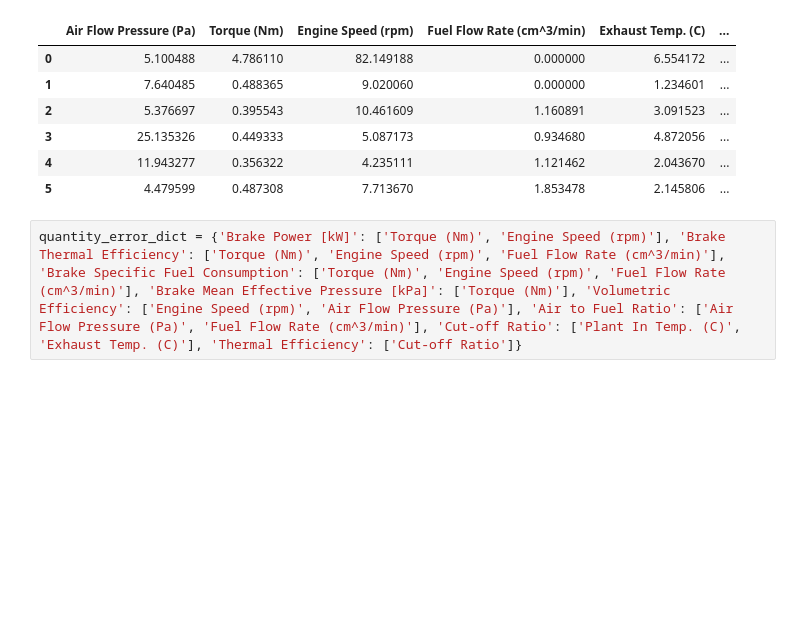
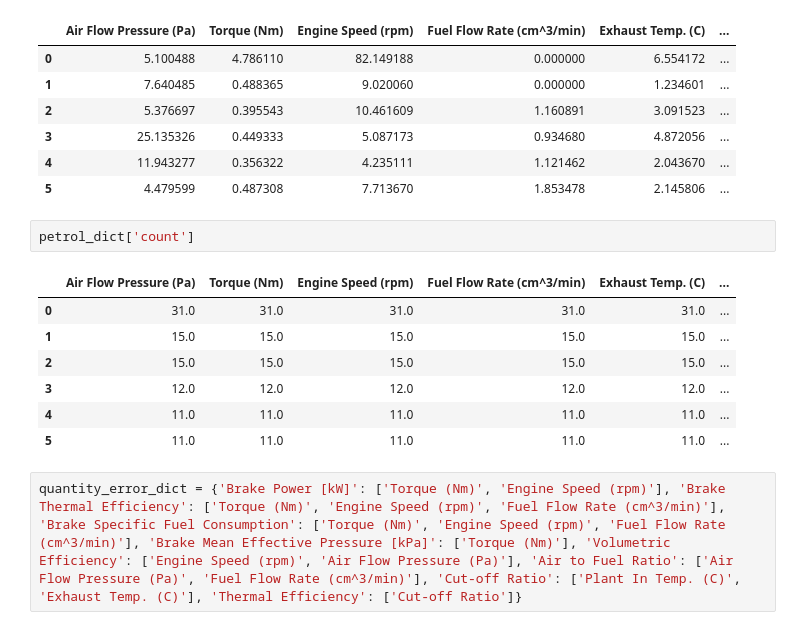
Before and after one commit to charlieblindsay/engine-laboratory, a Jupyter notebook: main.ipynb, the cells around one changed output. Cells and saved outputs as stored; diff of their text form; blank space fills up the shorter version.

```diff
--- a/main.ipynb
+++ b/main.ipynb
@@ -167,6 +194,16 @@ petrol_dict['range']
 | 3 | 25.135326 | 0.449333 | 5.087173 | 0.934680 | 4.872056 | ... |
 | 4 | 11.943277 | 0.356322 | 4.235111 | 1.121462 | 2.043670 | ... |
 | 5 | 4.479599 | 0.487308 | 7.713670 | 1.853478 | 2.145806 | ... |
+# %%
+petrol_dict['count']
+# %% [output]
+|  | Air Flow Pressure (Pa) | Torque (Nm) | Engine Speed (rpm) | Fuel Flow Rate (cm^3/min) | Exhaust Temp. (C) | ... |
+| 0 | 31.0 | 31.0 | 31.0 | 31.0 | 31.0 | ... |
+| 1 | 15.0 | 15.0 | 15.0 | 15.0 | 15.0 | ... |
+| 2 | 15.0 | 15.0 | 15.0 | 15.0 | 15.0 | ... |
+| 3 | 12.0 | 12.0 | 12.0 | 12.0 | 12.0 | ... |
+| 4 | 11.0 | 11.0 | 11.0 | 11.0 | 11.0 | ... |
+| 5 | 11.0 | 11.0 | 11.0 | 11.0 | 11.0 | ... |
 # %%
 quantity_error_dict = {'Brake Power [kW]': ['Torque (Nm)', 'Engine Speed (rpm)'], 'Brake Thermal Efficiency': ['Torque (Nm)', 'Engine Speed (rpm)', 'Fuel Flow Rate (cm^3/min)'], 'Brake Specific Fuel Consumption': ['Torque (Nm)', 'Engine Speed (rpm)', 'Fuel Flow Rate (cm^3/min)'], 'Brake Mean Effective Pressure [kPa]': ['Torque (Nm)'], 'Volumetric Efficiency': ['Engine Speed (rpm)', 'Air Flow Pressure (Pa)'], 'Air to Fuel Ratio': ['Air Flow Pressure (Pa)', 'Fuel Flow Rate (cm^3/min)'], 'Cut-off Ratio': ['Plant In Temp. (C)', 'Exhaust Temp. (C)'], 'Thermal Efficiency': ['Cut-off Ratio']}
 # %%
```
Also changed, not shown: parts of 12 cells of this notebook, 8 other files.
